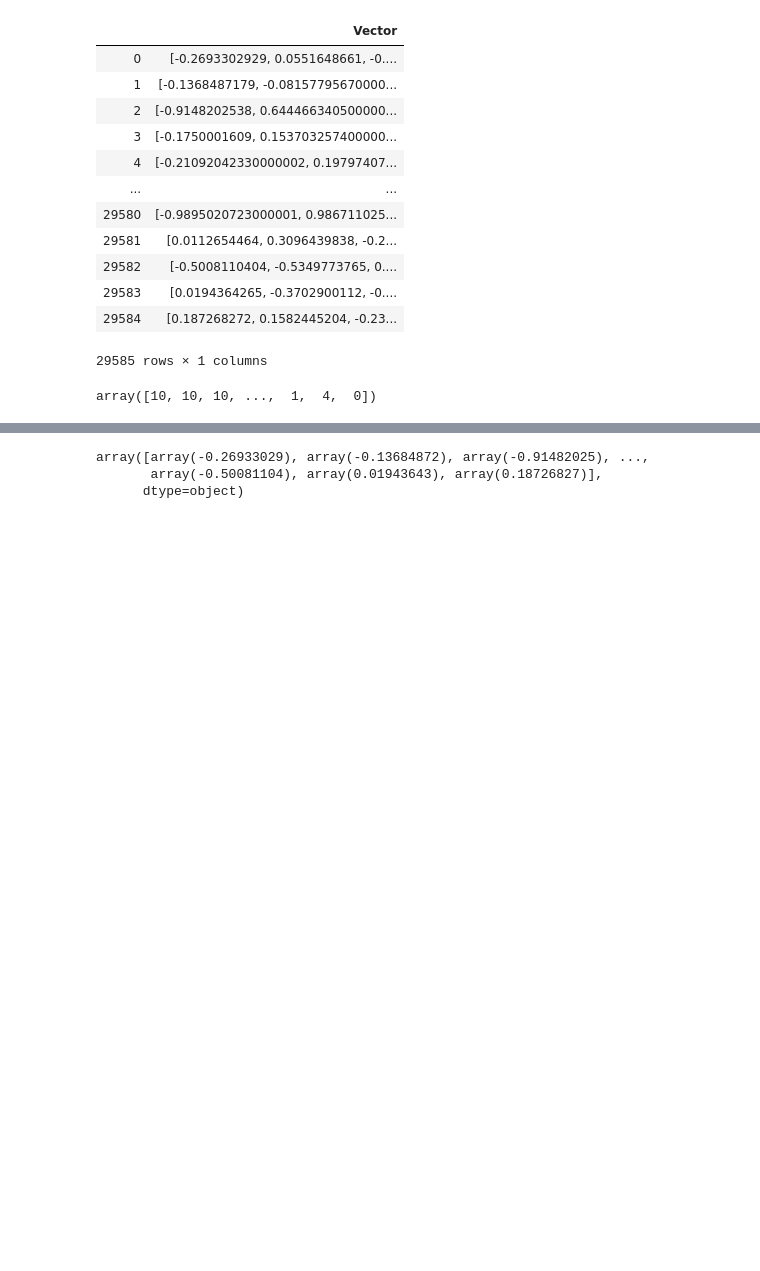
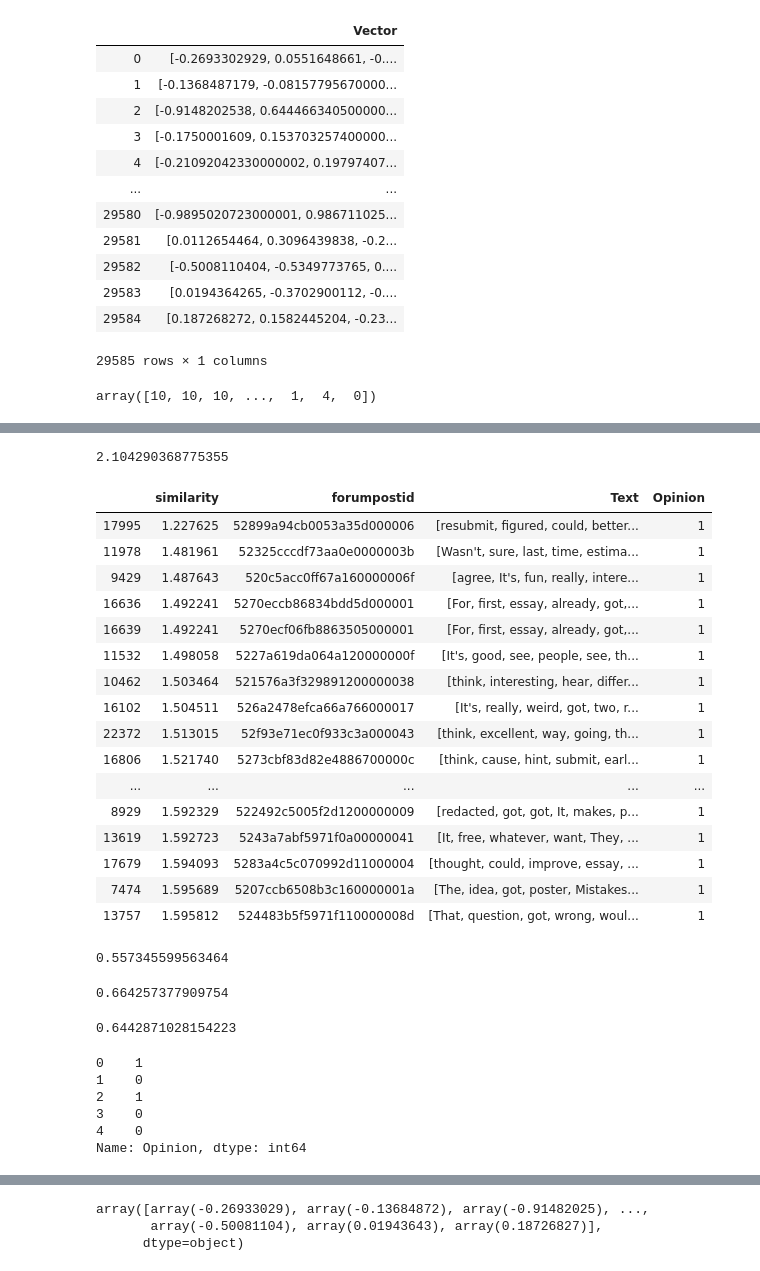
Before and after one commit to tiago-clementino/consensus_x_relevance, a Jupyter notebook: data_treatments/analysis.ipynb, the cells around one changed output, grey strips where cells are left out. Saved outputs shown, nothing was run; the diff lists cells and outputs as text; code cells hidden in the pictures; blank space fills up the shorter version.

```diff
--- a/data_treatments/analysis.ipynb
+++ b/data_treatments/analysis.ipynb
@@ -155,5 +184,34 @@ m.wmdistance(a, posting_vectors['Text'][2])
+# %%
+m.wv.distance(a, posting_vectors['Text'][4])
+# %% [output]
+2.104290368775355
 # %%
 #quicksort(posting_vectors['Text'],cmp_,1,len(posting_vectors)-1)
 sorted_=sorted(posting_vectors.sample(n=len(posting_vectors)//100)['Text'], key=lambda x: m.wv.wmdistance(a, x) )
 # %%
 sorted_=pd.DataFrame(sorted(posting_vectors.itertuples(), key=lambda x: m.wv.wmdistance(a, getattr(x, "Text")) ))
+# %%
+sorted_1 = pd.DataFrame({'similarity':[m.wv.wmdistance(a, text) for text in posting_vectors['Text']],'forumpostid':posting_vectors['forumpostid'],'Text':posting_vectors['Text'],'Opinion':posting_vectors['Opinion']}).sort_values('similarity')
+# %%
+ab = posting_vectors['Text'][1]
+sorted_1b = pd.DataFrame({'similarity':[m.wv.wmdistance(ab, text) for text in posting_vectors['Text']],'forumpostid':posting_vectors['forumpostid'],'Text':posting_vectors['Text'],'Opinion':posting_vectors['Opinion']}).sort_values('similarity')
+# %%
+sorted_1b.loc[sorted_1['Opinion']==1].head(n=40)
+# %% [output]
+|  | similarity | forumpostid | Text | Opinion |
+| 17995 | 1.227625 | 52899a94cb0053a35d000006 | [resubmit, figured, could, better... | 1 |
+| 11978 | 1.481961 | 52325cccdf73aa0e0000003b | [Wasn't, sure, last, time, estima... | 1 |
+| 9429 | 1.487643 | 520c5acc0ff67a160000006f | [agree, It's, fun, really, intere... | 1 |
+| 16636 | 1.492241 | 5270eccb86834bdd5d000001 | [For, first, essay, already, got,... | 1 |
+| 16639 | 1.492241 | 5270ecf06fb8863505000001 | [For, first, essay, already, got,... | 1 |
+| 11532 | 1.498058 | 5227a619da064a120000000f | [It's, good, see, people, see, th... | 1 |
+| 10462 | 1.503464 | 521576a3f329891200000038 | [think, interesting, hear, differ... | 1 |
+| 16102 | 1.504511 | 526a2478efca66a766000017 | [It's, really, weird, got, two, r... | 1 |
+| 22372 | 1.513015 | 52f93e71ec0f933c3a000043 | [think, excellent, way, going, th... | 1 |
+| 16806 | 1.521740 | 5273cbf83d82e4886700000c | [think, cause, hint, submit, earl... | 1 |
+| ... | ... | ... | ... | ... |
+| 8929 | 1.592329 | 522492c5005f2d1200000009 | [redacted, got, got, It, makes, p... | 1 |
+| 13619 | 1.592723 | 5243a7abf5971f0a00000041 | [It, free, whatever, want, They, ... | 1 |
+| 17679 | 1.594093 | 5283a4c5c070992d11000004 | [thought, could, improve, essay, ... | 1 |
+| 7474 | 1.595689 | 5207ccb6508b3c160000001a | [The, idea, got, poster, Mistakes... | 1 |
+| 13757 | 1.595812 | 524483b5f5971f110000008d | [That, question, got, wrong, woul... | 1 |
@@ -159,0 +223,21 @@ sorted_=pd.DataFrame(sorted(posting_vectors.itertuples(), key=lambda x: m.wv.wmd
+# %%
+distance.cosine(b, posting_vectors['Vector'][2])
+# %% [output]
+0.557345599563464
+# %%
+distance.cosine(b, posting_vectors['Vector'][3])
+# %% [output]
+0.664257377909754
+# %%
+distance.cosine(b, posting_vectors['Vector'][4])
+# %% [output]
+0.6442871028154223
+# %%
+posting_vectors['Opinion'].head()
+# %% [output]
+0    1
+1    0
+2    1
+3    0
+4    0
+Name: Opinion, dtype: int64
```
Also changed, not shown: parts of 18 cells of this notebook, 2 other files.
